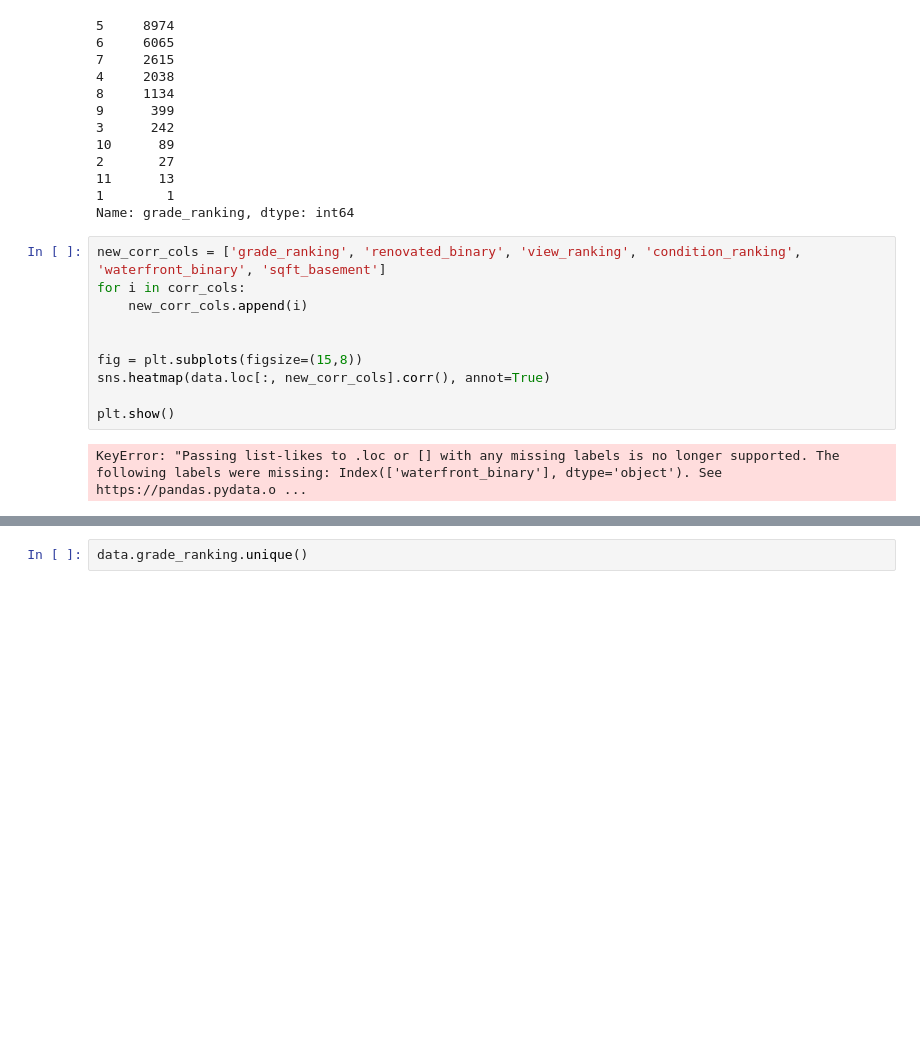
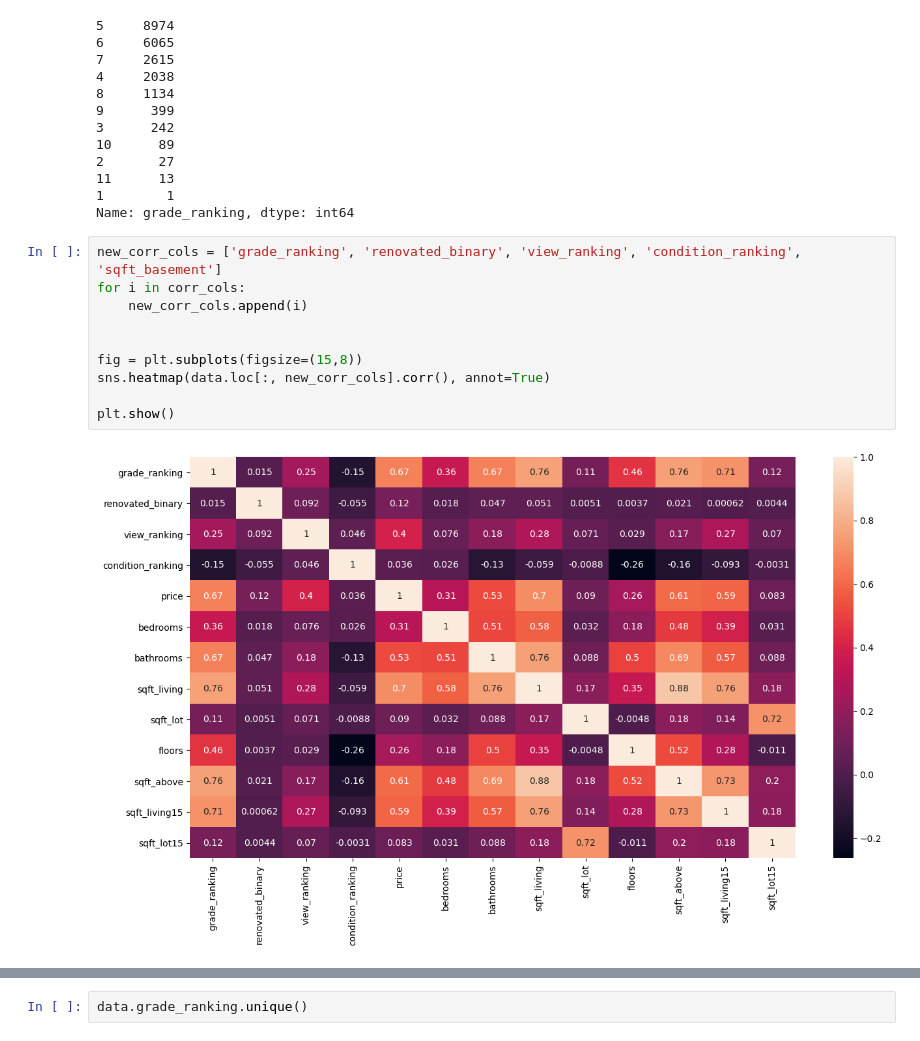
Before and after one commit to bc0119/King_Count_Analysis, a Jupyter notebook: student.ipynb, the cells around one changed output, grey strips where cells are left out. Drawn from its saved outputs; the diff is of its cells as text; blank space fills up the shorter version.

```diff
--- a/student.ipynb
+++ b/student.ipynb
@@ -622,16 +622,16 @@ data.grade_ranking.value_counts()
 1        1
 Name: grade_ranking, dtype: int64
 # %%
-new_corr_cols = ['grade_ranking', 'renovated_binary', 'view_ranking', 'condition_ranking', 'waterfront_binary', 'sqft_basement']
+new_corr_cols = ['grade_ranking', 'renovated_binary', 'view_ranking', 'condition_ranking', 'sqft_basement']
 for i in corr_cols:
     new_corr_cols.append(i)
 
 
 fig = plt.subplots(figsize=(15,8))
 sns.heatmap(data.loc[:, new_corr_cols].corr(), annot=True)
 
 plt.show()
 # %% [output]
-KeyError: "Passing list-likes to .loc or [] with any missing labels is no longer supported. The following labels were missing: Index(['waterfront_binary'], dtype='object'). See https://pandas.pydata.o ...
+[figure, added]
 # %%
 data.columns
```
Also changed, not shown: parts of 16 cells of this notebook.
